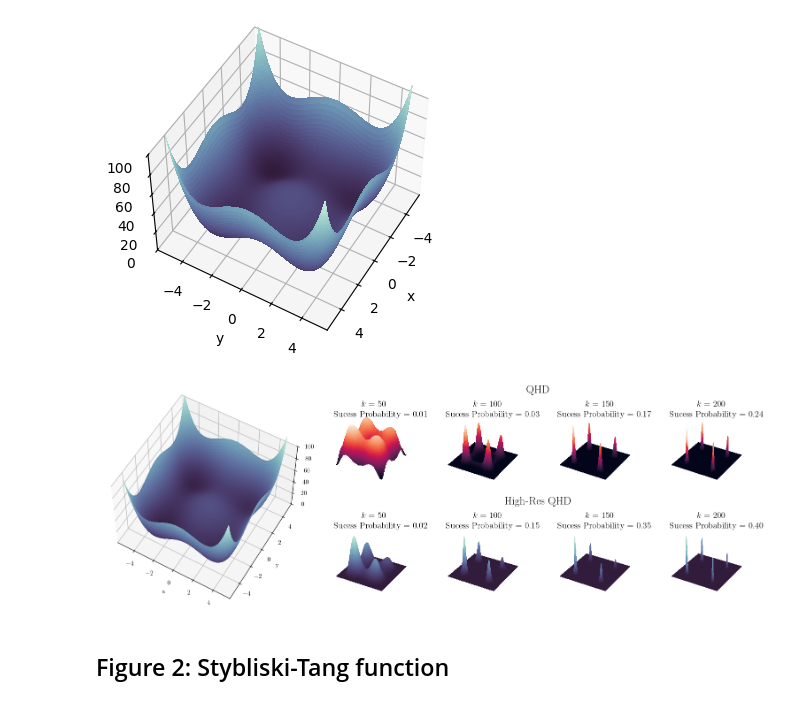
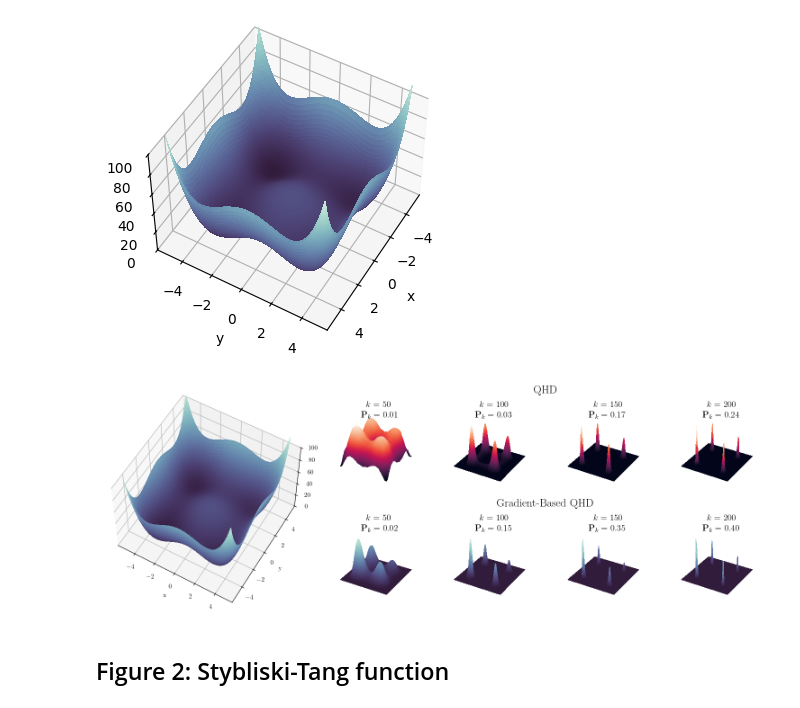
Before and after one commit to jiaqileng/Gradient-Based-QHD, a Jupyter notebook: 2d_experiments.ipynb, the cells around one changed output. Cells and saved outputs as stored; diff of their text form; code cells hidden in the pictures.

```diff
--- a/2d_experiments.ipynb
+++ b/2d_experiments.ipynb
@@ -86,7 +88,8 @@ fig = plt.figure(figsize=(19,6))
 gs = fig.add_gridspec(2, 6)
 plt.rcParams.update({
     "text.usetex": True,
-    "font.family": "DejaVu Serif"
+    "font.family": "DejaVu Serif",
+    "text.latex.preamble": r"\usepackage{amssymb}"
 })
 
 cm_1 = sns.cubehelix_palette(start=.5, rot=-.5, reverse=True, as_cmap=True)
@@ -101,39 +104,39 @@ surf = ax0.plot_surface(model.X, model.Y, model.V - fmin,
 ax0.set_zlim(0, 100)
 ax0.set_xlabel('x')
 ax0.set_ylabel('y')
-ax.zaxis.set_major_locator(LinearLocator(6))
+# ax.zaxis.set_major_locator(LinearLocator(6))
 
 ax1 = fig.add_subplot(gs[0, 2:6])
 ax1.set_title('QHD', fontsize=18)
 ax1.set_axis_off()
 
 ax2 = fig.add_subplot(gs[1,2:6])
-ax2.set_title('High-Res QHD', fontsize=18)
+ax2.set_title('Gradient-Based QHD', fontsize=18)
 ax2.set_axis_off()
 
 
 
 for i in range(4):
     ax = fig.add_subplot(gs[0, 2+i], projection='3d')
     prob_qhd = abs(wave_fun_qhd[50*(i+1)])**2
     surf = ax.plot_surface(model.X, model.Y, prob_qhd,
                            rstride=1,cstride=1,cmap=cm_2,
                            linewidth=0, antialiased=False)
     ax.text2D(-0.02, 0.07, r"$k = $" + f" {50 * (i+1)}", fontsize=14)
-    ax.text2D(-0.075, 0.05, f"Sucess Probability = {success_prob_0[50*(i+1)]:.2f}", fontsize=14)
+    ax.text2D(-0.03, 0.05, r"$\mathbf{P}_k = $" + f" {success_prob_0[50*(i+1)]:.2f}", fontsize=14)
     ax.set_axis_off()
 
     ax = fig.add_subplot(gs[1, 2+i], projection='3d')
     prob_high_res_qhd = abs(wave_fun_high_res_qhd[50*(i+1)])**2
     surf = ax.plot_surface(model.X, model.Y, prob_high_res_qhd,
                            rstride=1,cstride=1,cmap=cm_1,
                            linewidth=0, antialiased=False)
     ax.text2D(-0.02, 0.07, r"$k = $" + f" {50 * (i+1)}", fontsize=14)
-    ax.text2D(-0.075, 0.05, f"Sucess Probability = {success_prob_1[50*(i+1)]:.2f}", fontsize=14)
+    ax.text2D(-0.03, 0.05, r"$\mathbf{P}_k = $" + f" {success_prob_1[50*(i+1)]:.2f}", fontsize=14)
     ax.set_axis_off()
 
 # plt.savefig('fig1_st_evolution.png', dpi=300, bbox_inches='tight')
 # %% [output]
-[figure, old version]
+[figure, new version]
 # %% [markdown]
 ## Figure 2: Stybliski-Tang function
```
Also changed, not shown: parts of 27 cells of this notebook, 1 other file.
